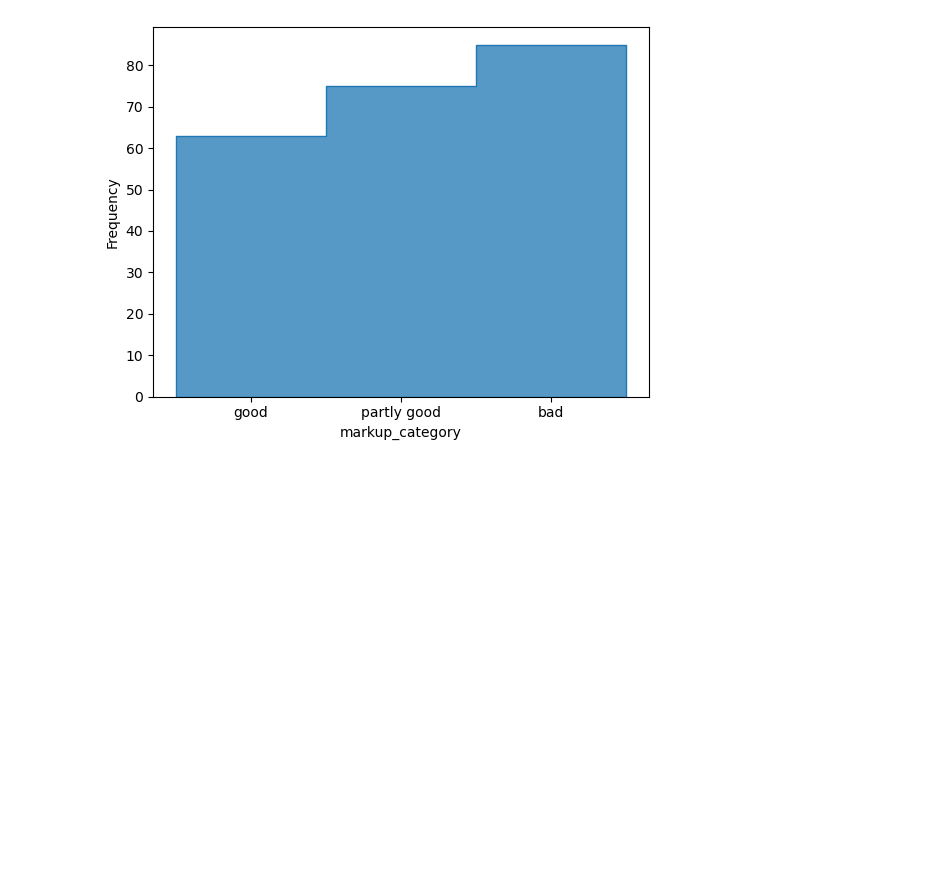
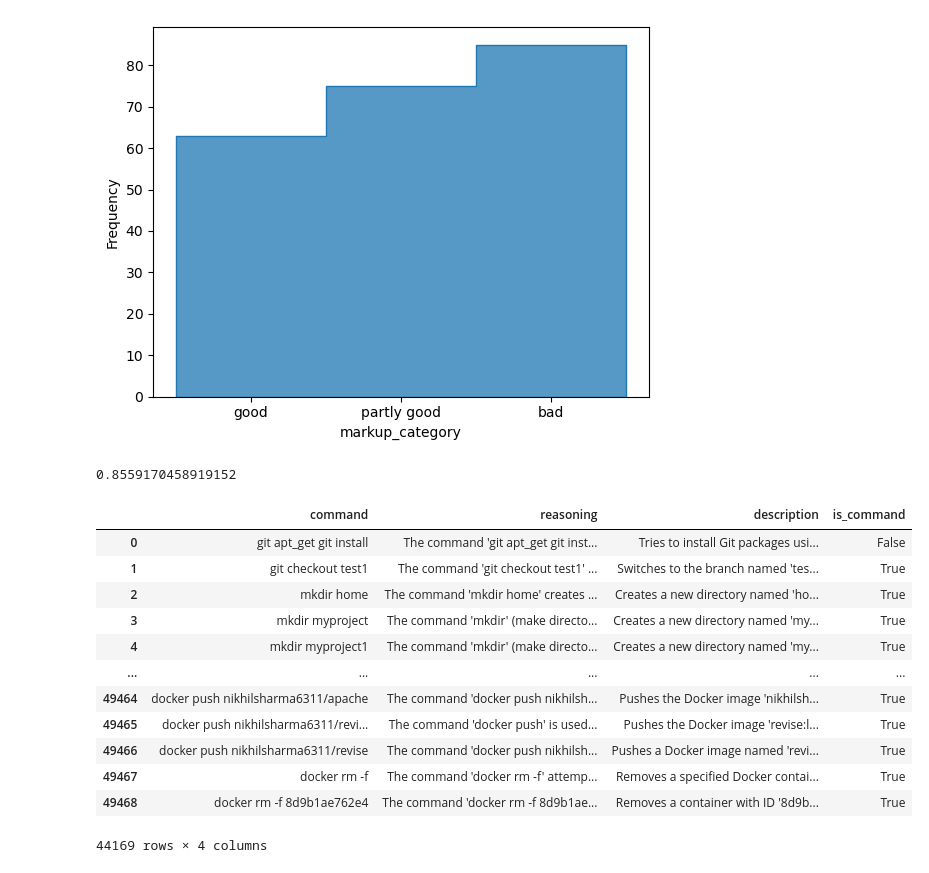
Before and after one commit to monkeCode/bash-commands-seq-to-seq, a Jupyter notebook: sample_eda.ipynb, the cells around one changed output. Drawn from its saved outputs; the diff is of its cells as text; code cells hidden in the pictures; blank space fills up the shorter version.

```diff
--- a/sample_eda.ipynb
+++ b/sample_eda.ipynb
@@ -55,3 +55,29 @@ sn.histplot(data=frame[frame.is_command],x = "markup_category", stat="frequency"
 # %% [output]
 <Axes: xlabel='markup_category', ylabel='Frequency'>
 [figure]
+# %%
+big_frame = pd.read_csv("data/generated_data.csv")
+# %%
+big_frame = big_frame.dropna()
+# %%
+big_frame = big_frame[big_frame.command.apply(lambda x:x[0]!="#")]
+# %%
+big_frame.is_command.mean()
+# %% [output]
+0.8559170458919152
+# %%
+big_frame
+# %% [output]
+|  | command | reasoning | description | is_command |
+| 0 | git apt_get git install | The command 'git apt_get git inst... | Tries to install Git packages usi... | False |
+| 1 | git checkout test1 | The command 'git checkout test1' ... | Switches to the branch named 'tes... | True |
+| 2 | mkdir home | The command 'mkdir home' creates ... | Creates a new directory named 'ho... | True |
+| 3 | mkdir myproject | The command 'mkdir' (make directo... | Creates a new directory named 'my... | True |
+| 4 | mkdir myproject1 | The command 'mkdir' (make directo... | Creates a new directory named 'my... | True |
+| ... | ... | ... | ... | ... |
+| 49464 | docker push nikhilsharma6311/apache | The command 'docker push nikhilsh... | Pushes the Docker image 'nikhilsh... | True |
+| 49465 | docker push nikhilsharma6311/revi... | The command 'docker push' is used... | Pushes the Docker image 'revise:l... | True |
+| 49466 | docker push nikhilsharma6311/revise | The command 'docker push nikhilsh... | Pushes a Docker image named 'revi... | True |
+| 49467 | docker rm -f | The command 'docker rm -f' attemp... | Removes a specified Docker contai... | True |
+| 49468 | docker rm -f 8d9b1ae762e4 | The command 'docker rm -f 8d9b1ae... | Removes a container with ID '8d9b... | True |
+44169 rows × 4 columns
```
Also changed, not shown: parts of 3 cells of this notebook, 17 other files.
